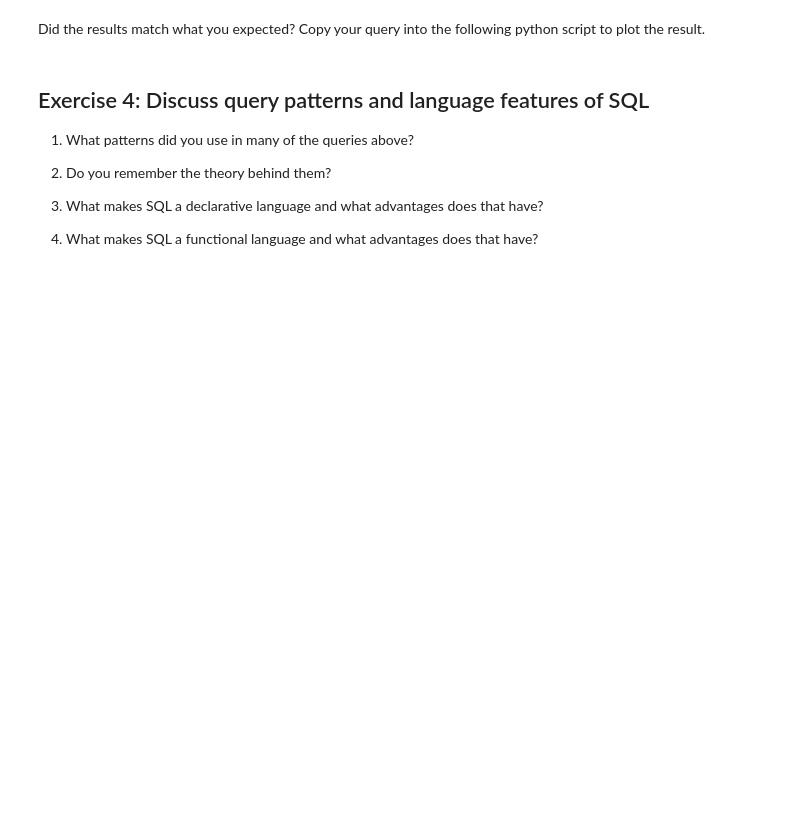
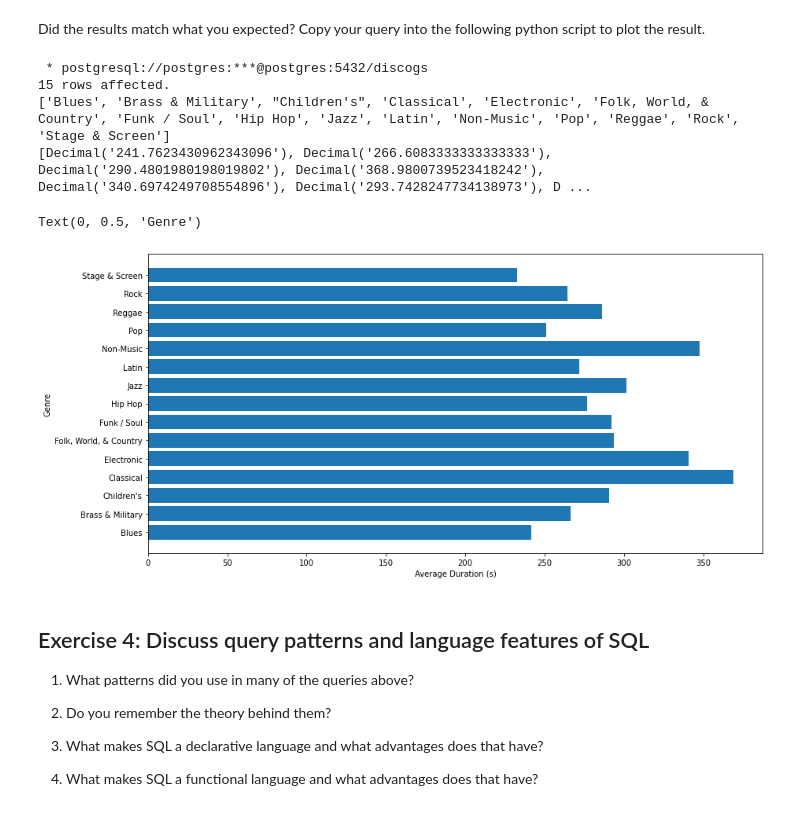
Before and after one commit to gabryelius/bigdata-exercises, a Jupyter notebook: Big_Data_For_Engineers/exercise01/Exercise01_SQL_Brush_Up.ipynb, the cells around one changed output. Drawn from its saved outputs; the diff is of its cells as text; code cells hidden in the pictures; blank space fills up the shorter version.

```diff
--- a/Big_Data_For_Engineers/exercise01/Exercise01_SQL_Brush_Up.ipynb
+++ b/Big_Data_For_Engineers/exercise01/Exercise01_SQL_Brush_Up.ipynb
@@ -256,26 +320,34 @@ Did the results match what you expected? Copy your query into the following pyth
 # %%
 %matplotlib inline
 import matplotlib.pyplot as plt
 
 # Store the result of the query in a Python object (add your query here!)
-result = %sql ...
+result = %sql SELECT releases.genre, AVG(tracks.duration) as avg_duration FROM releases JOIN tracks ON releases.release_id = tracks.release_id GROUP BY releases.genre
+
 
 # Convert the result to a Pandas data frame
 df = result.DataFrame()
 
 # Extract x and y values for a plot
 x = df['genre'].tolist()
 y = df['avg_duration'].tolist()
 
 # Print them just for debugging
 print(x)
 print(y)
 
 # Plot the distribution of scores
 fig = plt.figure(figsize =(14, 7))
 plt.barh(x, y, align='center')
 plt.xlabel('Average Duration (s)')
 plt.ylabel('Genre')
+# %% [output]
+ * postgresql://postgres:***@postgres:5432/discogs
+15 rows affected.
+['Blues', 'Brass & Military', "Children's", 'Classical', 'Electronic', 'Folk, World, & Country', 'Funk / Soul', 'Hip Hop', 'Jazz', 'Latin', 'Non-Music', 'Pop', 'Reggae', 'Rock', 'Stage & Screen']
+[Decimal('241.7623430962343096'), Decimal('266.6083333333333333'), Decimal('290.4801980198019802'), Decimal('368.9800739523418242'), Decimal('340.6974249708554896'), Decimal('293.7428247734138973'), D ...
+Text(0, 0.5, 'Genre')
+[figure, added]
 # %% [markdown]
 ## Exercise 4: Discuss query patterns and language features of SQL
 1. What patterns did you use in many of the queries above?
```
Also changed, not shown: parts of 17 cells of this notebook.
